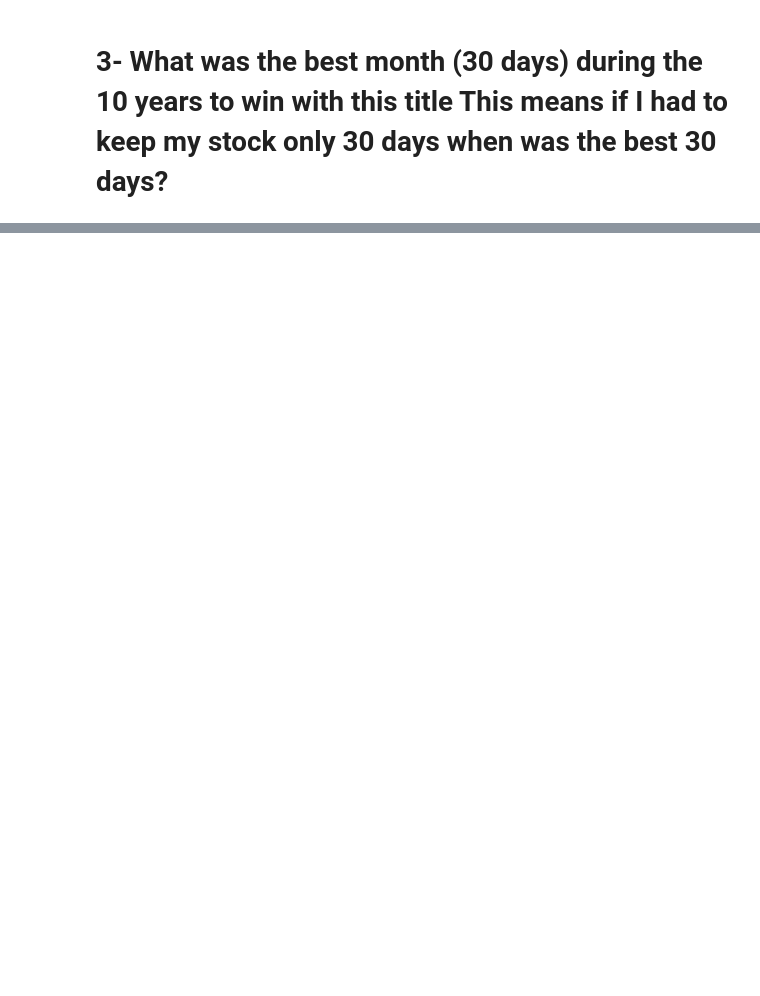
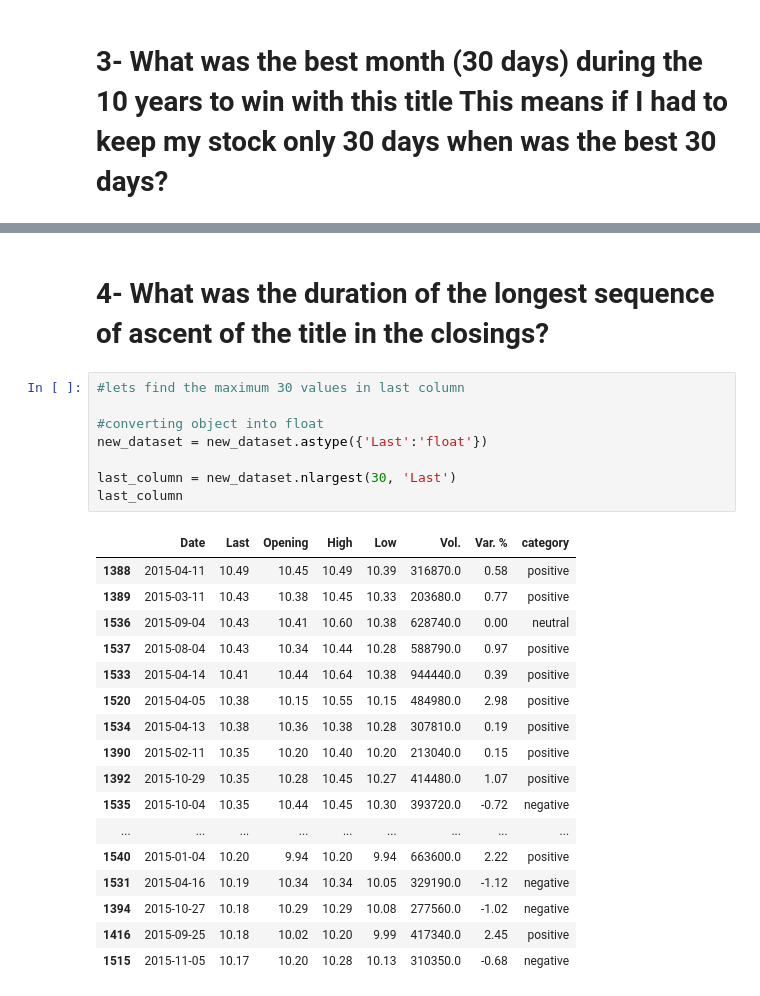
Before and after one commit to arfan64shah/Extract_Transform_Load_Visualization, a Jupyter notebook: Arfan_Practical6/Arfan_Practical6.ipynb, the cells around one changed output, grey strips where cells are left out. Saved outputs shown, nothing was run; the diff lists cells and outputs as text; blank space fills up the shorter version.

```diff
--- a/Arfan_Practical6/Arfan_Practical6.ipynb
+++ b/Arfan_Practical6/Arfan_Practical6.ipynb
@@ -177,0 +242,28 @@ new_dataset.nlargest(30, ['Vol.'])
+# %% [markdown]
+# 4- What was the duration of the longest sequence of ascent of the title in the closings?
+# %%
+#lets find the maximum 30 values in last column
+
+#converting object into float
+new_dataset = new_dataset.astype({'Last':'float'})
+
+last_column = new_dataset.nlargest(30, 'Last')
+last_column
+# %% [output]
+|  | Date | Last | Opening | High | Low | Vol. | Var. % | category |
+| 1388 | 2015-04-11 | 10.49 | 10.45 | 10.49 | 10.39 | 316870.0 | 0.58 | positive |
+| 1389 | 2015-03-11 | 10.43 | 10.38 | 10.45 | 10.33 | 203680.0 | 0.77 | positive |
+| 1536 | 2015-09-04 | 10.43 | 10.41 | 10.60 | 10.38 | 628740.0 | 0.00 | neutral |
+| 1537 | 2015-08-04 | 10.43 | 10.34 | 10.44 | 10.28 | 588790.0 | 0.97 | positive |
+| 1533 | 2015-04-14 | 10.41 | 10.44 | 10.64 | 10.38 | 944440.0 | 0.39 | positive |
+| 1520 | 2015-04-05 | 10.38 | 10.15 | 10.55 | 10.15 | 484980.0 | 2.98 | positive |
+| 1534 | 2015-04-13 | 10.38 | 10.36 | 10.38 | 10.28 | 307810.0 | 0.19 | positive |
+| 1390 | 2015-02-11 | 10.35 | 10.20 | 10.40 | 10.20 | 213040.0 | 0.15 | positive |
+| 1392 | 2015-10-29 | 10.35 | 10.28 | 10.45 | 10.27 | 414480.0 | 1.07 | positive |
+| 1535 | 2015-10-04 | 10.35 | 10.44 | 10.45 | 10.30 | 393720.0 | -0.72 | negative |
+| ... | ... | ... | ... | ... | ... | ... | ... | ... |
+| 1540 | 2015-01-04 | 10.20 | 9.94 | 10.20 | 9.94 | 663600.0 | 2.22 | positive |
+| 1531 | 2015-04-16 | 10.19 | 10.34 | 10.34 | 10.05 | 329190.0 | -1.12 | negative |
+| 1394 | 2015-10-27 | 10.18 | 10.29 | 10.29 | 10.08 | 277560.0 | -1.02 | negative |
+| 1416 | 2015-09-25 | 10.18 | 10.02 | 10.20 | 9.99 | 417340.0 | 2.45 | positive |
+| 1515 | 2015-11-05 | 10.17 | 10.20 | 10.28 | 10.13 | 310350.0 | -0.68 | negative |
```
Also changed, not shown: parts of 10 cells of this notebook, 1 other file.
